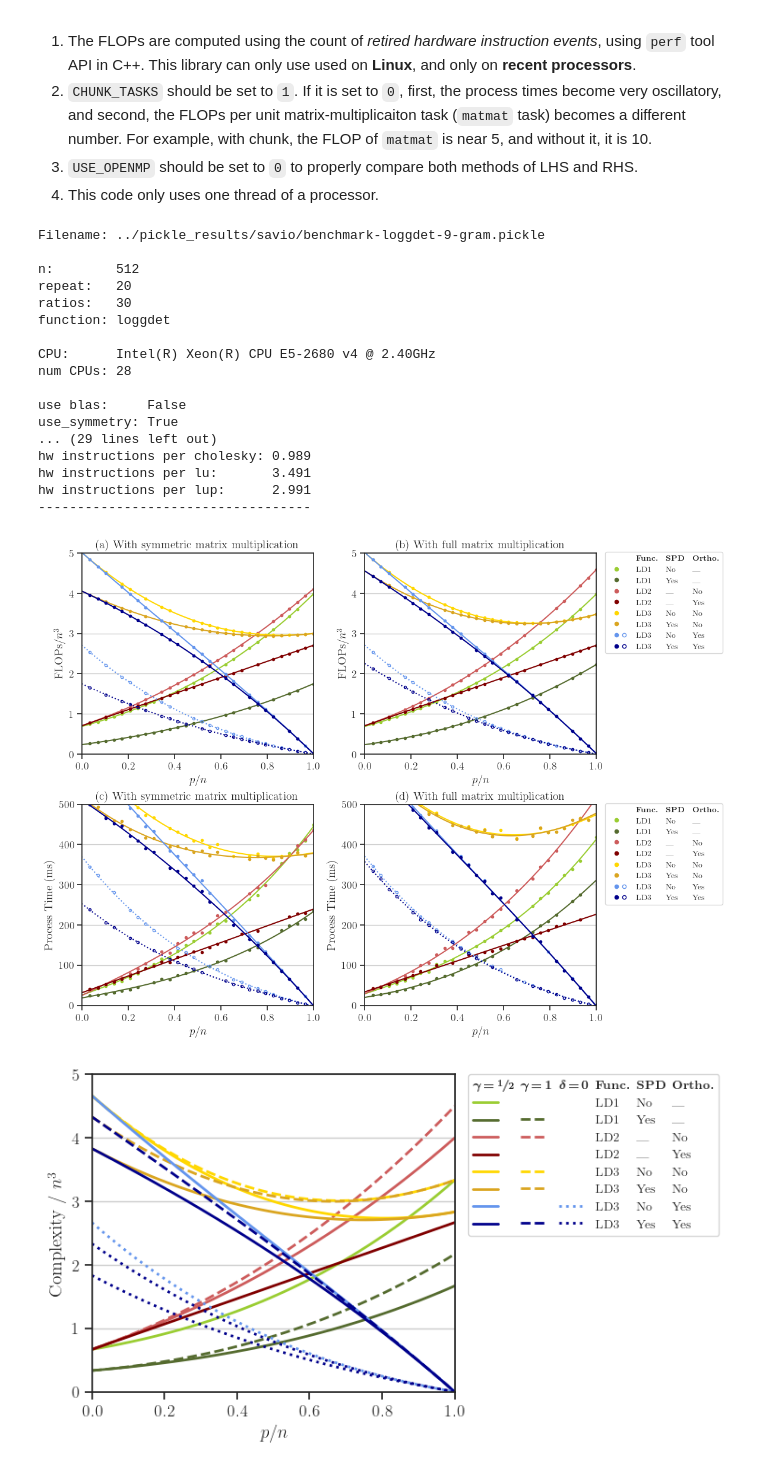
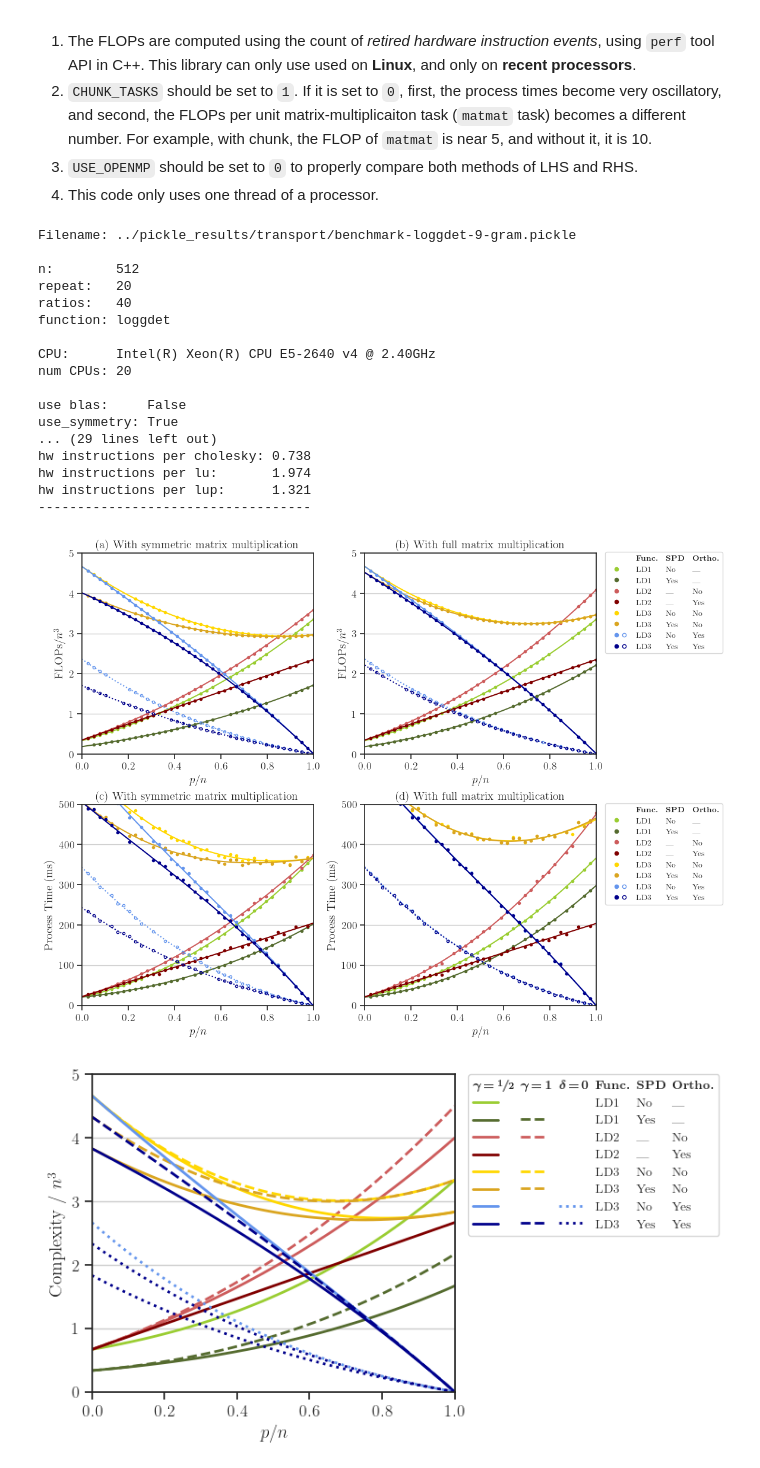
Before and after one commit to ameli/detkit, a Jupyter notebook: benchmark/notebooks/benchmark_plot_draft_3.ipynb, the cells around one changed output. Saved outputs shown, nothing was run; the diff lists cells and outputs as text; code cells hidden in the pictures.

```diff
--- a/benchmark/notebooks/benchmark_plot_draft_3.ipynb
+++ b/benchmark/notebooks/benchmark_plot_draft_3.ipynb
@@ -134,8 +134,8 @@ benchmark_dir = '..'
 #subdir = '.'
 #subdir = 'orbit'
 #subdir = 'orbit2'
-#subdir = 'transport'
-subdir = 'savio'
+subdir = 'transport'
+#subdir = 'savio'
 fig_size = (5.6, 4.4)
 
 # =========
@@ -524,22 +524,22 @@ def read_data(base_filename):
 workspace_gram = read_data('benchmark-loggdet-9-gram')
 workspace_no_gram = read_data('benchmark-loggdet-9-no-gram')
 # %% [output]
-Filename: ../pickle_results/savio/benchmark-loggdet-9-gram.pickle
+Filename: ../pickle_results/transport/benchmark-loggdet-9-gram.pickle
 
 n:        512
 repeat:   20
-ratios:   30
+ratios:   40
 function: loggdet
 
-CPU:      Intel(R) Xeon(R) CPU E5-2680 v4 @ 2.40GHz
-num CPUs: 28
+CPU:      Intel(R) Xeon(R) CPU E5-2640 v4 @ 2.40GHz
+num CPUs: 20
 
 use blas:     False
 use_symmetry: True
 ... (29 lines left out)
-hw instructions per cholesky: 0.989
-hw instructions per lu:       3.491
-hw instructions per lup:      2.991
+hw instructions per cholesky: 0.738
+hw instructions per lu:       1.974
+hw instructions per lup:      1.321
 -----------------------------------
 # %%
 # ===
@@ -921,30 +921,31 @@ def legend_exp_flops(ax):
 # %%
 # Plot experimental flops and processing time
 
 fig, ax = plt.subplots(nrows=2, ncols=2, figsize=(11.84, 8.8))
+num_outliers = 5
 
-plot_exp_flops(workspace_gram, ax[0, 0])
-plot_exp_flops(workspace_no_gram, ax[0, 1])
+plot_exp_flops(workspace_gram, ax[0, 0], num_outliers=num_outliers)
+plot_exp_flops(workspace_no_gram, ax[0, 1], num_outliers=num_outliers)
 legend_exp_flops(ax[0, 1])
 
-plot_processing_time(workspace_gram, ax[1, 0])
-plot_processing_time(workspace_no_gram, ax[1, 1])
+plot_processing_time(workspace_gram, ax[1, 0], num_outliers=num_outliers)
+plot_processing_time(workspace_no_gram, ax[1, 1], num_outliers=num_outliers)
 legend_processing_time(ax[1, 1])
 
 fig.tight_layout()
 fig.subplots_adjust(hspace=0.25, wspace=0.22)
 
 # Filename
 config = workspace_gram['config']
 str_n = str(int(numpy.log2(config['n'])))
 filename = config['func'] + '-' + str_n + '-exp-flops-proc-time'
 
 # Save
 save_plot(plt, filename, transparent_background=True)
 
 plt.show()
 # %% [output]
-[figure, old version]
+[figure, new version]
 # %%
 # ============================
 # plot analytical flops helper
```
Also changed, not shown: 14 other files.
